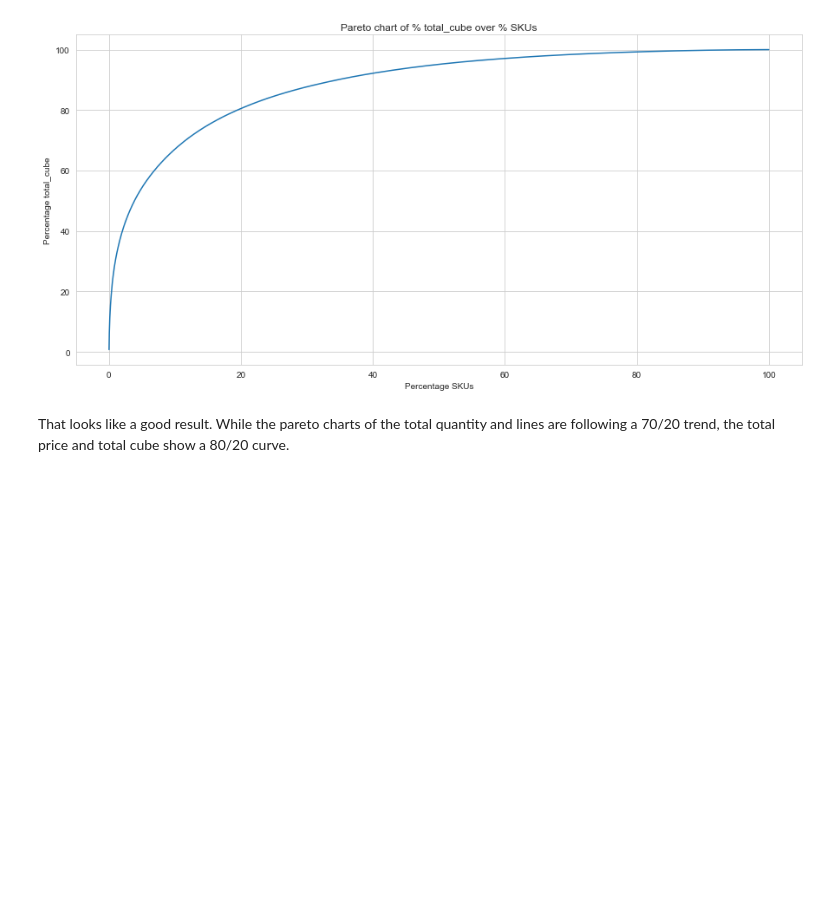
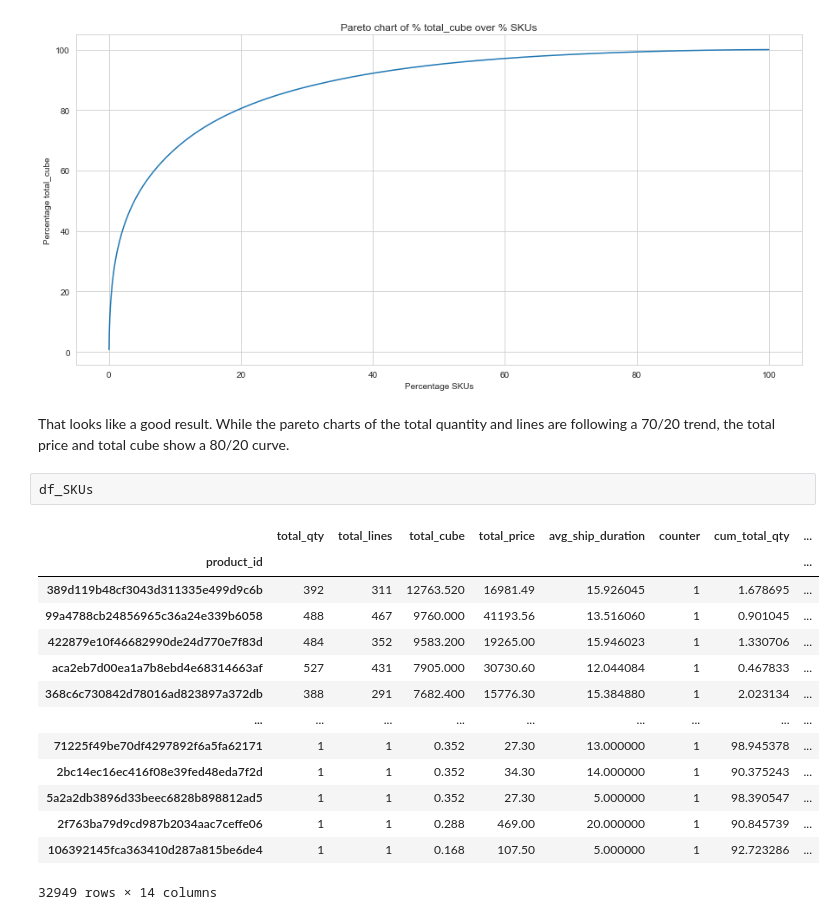
Before and after one commit to LarsTinnefeld/Olist-order-profile-analysis, a Jupyter notebook: olist_order_profile.ipynb, the cells around one changed output. Saved outputs shown, nothing was run; the diff lists cells and outputs as text; blank space fills up the shorter version.

```diff
--- a/olist_order_profile.ipynb
+++ b/olist_order_profile.ipynb
@@ -239,3 +240,20 @@ pareto_izer(df_SKUs, 'total_cube');
 [figure]
 # %% [markdown]
 That looks like a good result. While the pareto charts of the total quantity and lines are following a 70/20 trend, the total price and total cube show a 80/20 curve.
+# %%
+df_SKUs
+# %% [output]
+|  | total_qty | total_lines | total_cube | total_price | avg_ship_duration | counter | cum_total_qty | ... |
+| product_id |  |  |  |  |  |  |  | ... |
+| 389d119b48cf3043d311335e499d9c6b | 392 | 311 | 12763.520 | 16981.49 | 15.926045 | 1 | 1.678695 | ... |
+| 99a4788cb24856965c36a24e339b6058 | 488 | 467 | 9760.000 | 41193.56 | 13.516060 | 1 | 0.901045 | ... |
+| 422879e10f46682990de24d770e7f83d | 484 | 352 | 9583.200 | 19265.00 | 15.946023 | 1 | 1.330706 | ... |
+| aca2eb7d00ea1a7b8ebd4e68314663af | 527 | 431 | 7905.000 | 30730.60 | 12.044084 | 1 | 0.467833 | ... |
+| 368c6c730842d78016ad823897a372db | 388 | 291 | 7682.400 | 15776.30 | 15.384880 | 1 | 2.023134 | ... |
+| ... | ... | ... | ... | ... | ... | ... | ... | ... |
+| 71225f49be70df4297892f6a5fa62171 | 1 | 1 | 0.352 | 27.30 | 13.000000 | 1 | 98.945378 | ... |
+| 2bc14ec16ec416f08e39fed48eda7f2d | 1 | 1 | 0.352 | 34.30 | 14.000000 | 1 | 90.375243 | ... |
+| 5a2a2db3896d33beec6828b898812ad5 | 1 | 1 | 0.352 | 27.30 | 5.000000 | 1 | 98.390547 | ... |
+| 2f763ba79d9cd987b2034aac7ceffe06 | 1 | 1 | 0.288 | 469.00 | 20.000000 | 1 | 90.845739 | ... |
+| 106392145fca363410d287a815be6de4 | 1 | 1 | 0.168 | 107.50 | 5.000000 | 1 | 92.723286 | ... |
+32949 rows × 14 columns
```
Also changed, not shown: parts of 2 cells of this notebook.
